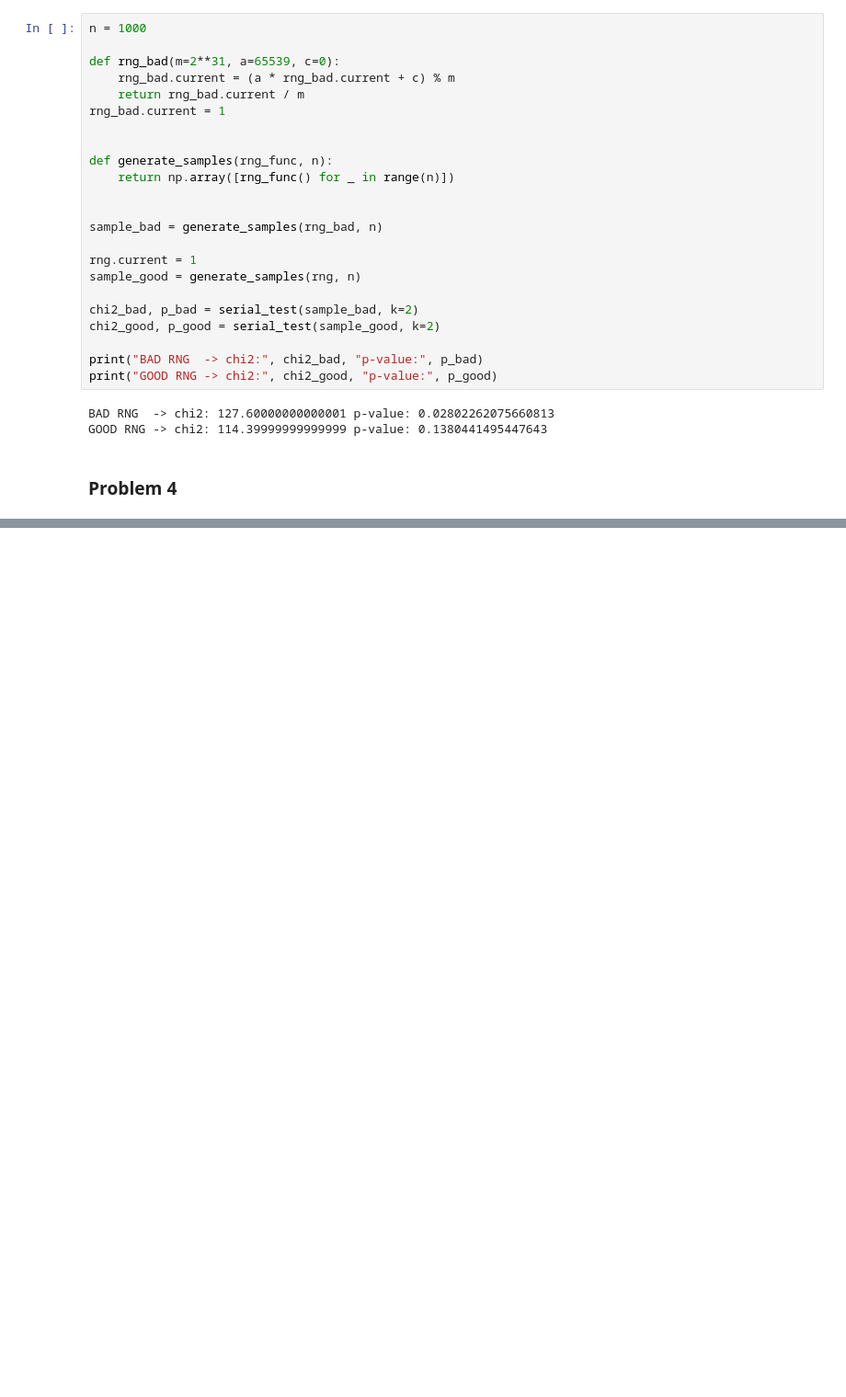
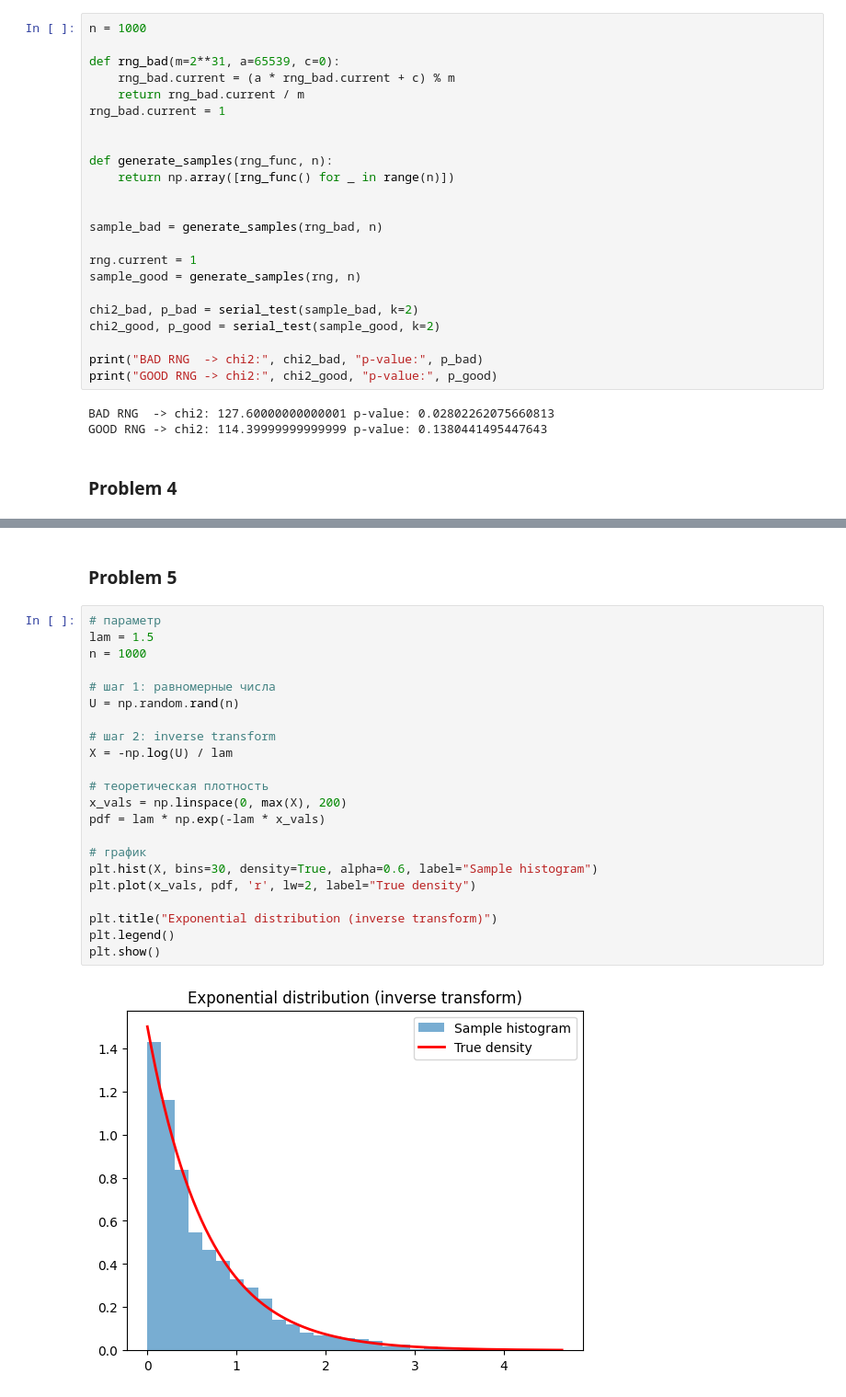
Before and after one commit to pynyashko/Statistical-practicum, a Jupyter notebook: hw/random.ipynb, the cells around one changed output, grey strips where cells are left out. Shown at 92% size. Cells and saved outputs as stored; diff of their text form; blank space fills up the shorter version.

```diff
--- a/hw/random.ipynb
+++ b/hw/random.ipynb
@@ -134,0 +139,26 @@ plt.show()
+# %% [markdown]
+### Problem 5
+# %%
+# параметр
+lam = 1.5
+n = 1000
+
+# шаг 1: равномерные числа
+U = np.random.rand(n)
+
+# шаг 2: inverse transform
+X = -np.log(U) / lam
+
+# теоретическая плотность
+x_vals = np.linspace(0, max(X), 200)
+pdf = lam * np.exp(-lam * x_vals)
+
+# график
+plt.hist(X, bins=30, density=True, alpha=0.6, label="Sample histogram")
+plt.plot(x_vals, pdf, 'r', lw=2, label="True density")
+
+plt.title("Exponential distribution (inverse transform)")
+plt.legend()
+plt.show()
+# %% [output]
+[figure, added]
```
Also changed, not shown: parts of 1 cell of this notebook, 1 other file.
